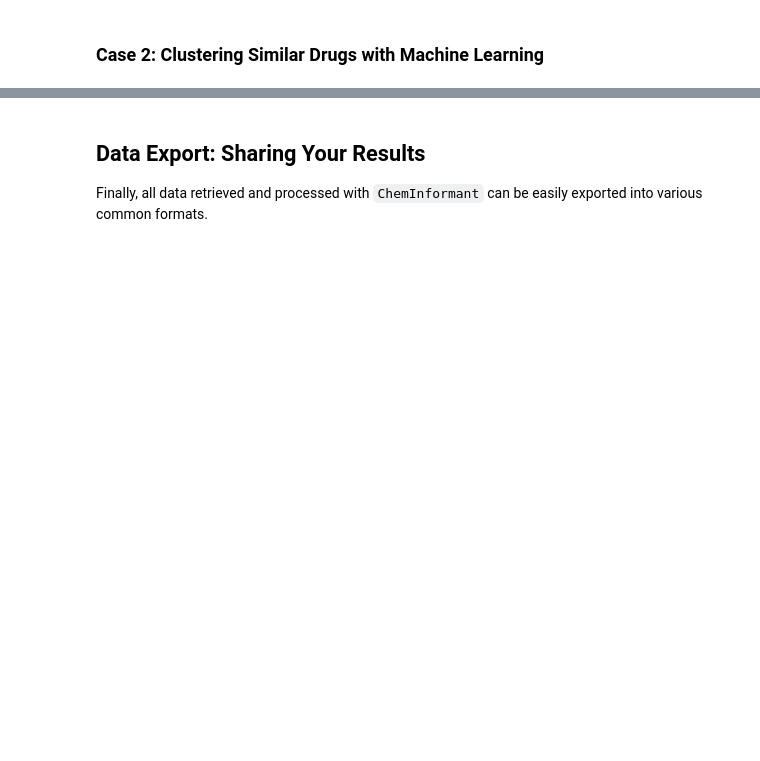
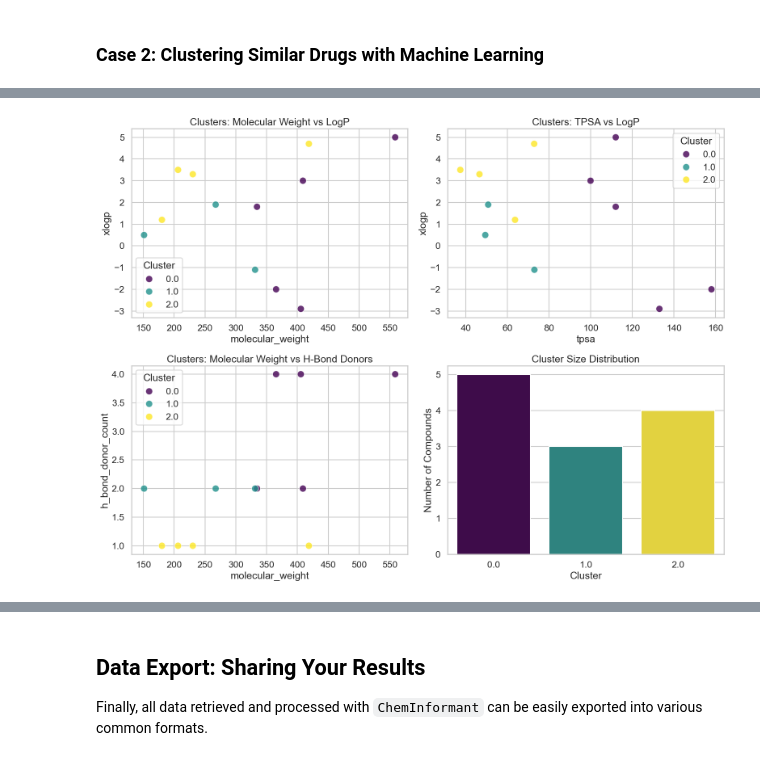
Before and after one commit to HzaCode/ChemInformant, a Jupyter notebook: examples/ChemInformant_User_Manual_v1.0.ipynb, the cells around one changed output, grey strips where cells are left out. Saved outputs shown, nothing was run; the diff lists cells and outputs as text; code cells hidden in the pictures; blank space fills up the shorter version.

```diff
--- a/examples/ChemInformant_User_Manual_v1.0.ipynb
+++ b/examples/ChemInformant_User_Manual_v1.0.ipynb
@@ -179,19 +437,74 @@ plt.show()
 # %% [markdown]
 ### Case 2: Clustering Similar Drugs with Machine Learning
-# %%
-# 1. Prepare features for clustering
-features_df = analysis_df[['molecular_weight', 'xlogp']].dropna()
-features_scaled = StandardScaler().fit_transform(features_df)
-
-# 2. Cluster using K-Means algorithm (finding 3 clusters)
-kmeans = KMeans(n_clusters=3, random_state=42, n_init='auto')
-analysis_df.loc[features_df.index, 'cluster'] = kmeans.fit_predict(features_scaled)
-
-# 3. Visualize the clustering results
-plt.figure(figsize=(14, 9))
-sns.scatterplot(data=analysis_df, x='molecular_weight', y='xlogp',
-                          hue='cluster', palette='viridis', s=200,
-                          style='input_identifier', markers=True, legend='full')
-plt.title('Drug Clustering based on Physicochemical Properties')
-plt.legend(title='Cluster', bbox_to_anchor=(1.05, 1), loc='upper left')
-plt.show()
+# %%
+# 1. Prepare enhanced features for clustering using multiple physicochemical properties
+available_features = ['molecular_weight', 'xlogp', 'tpsa', 'h_bond_donor_count']
+# Only use features that are available and have data
+feature_columns = [col for col in available_features if col in analysis_df.columns]
+features_df = analysis_df[feature_columns].dropna()
+
+print(f"🔬 Clustering analysis using {len(feature_columns)} properties:")
+print(f"   Features: {', '.join(feature_columns)}")
+print(f"   Compounds with complete data: {len(features_df)}")
+
+# Scale features for clustering
+features_scaled = StandardScaler().fit_transform(features_df)
+
+# 2. Perform K-Means clustering (finding 3 clusters based on drug classes)
+kmeans = KMeans(n_clusters=3, random_state=42, n_init='auto')
+cluster_labels = kmeans.fit_predict(features_scaled)
+
+# Add cluster labels back to the dataframe
+analysis_df.loc[features_df.index, 'cluster'] = cluster_labels
+
+# 3. Enhanced visualization with multiple views
+fig, ((ax1, ax2), (ax3, ax4)) = plt.subplots(2, 2, figsize=(16, 12))
+
+# Traditional MW vs LogP plot
+scatter1 = sns.scatterplot(data=analysis_df, x='molecular_weight', y='xlogp',
+                          hue='cluster', palette='viridis', s=150, ax=ax1, alpha=0.8)
+ax1.set_title('Clusters: Molecular Weight vs LogP')
+ax1.legend(title='Cluster')
+
+# TPSA vs LogP (if TPSA is available)
+if 'tpsa' in analysis_df.columns:
+    scatter2 = sns.scatterplot(data=analysis_df, x='tpsa', y='xlogp',
+                              hue='cluster', palette='viridis', s=150, ax=ax2, alpha=0.8)
+    ax2.set_title('Clusters: TPSA vs LogP')
+    ax2.legend(title='Cluster')
+else:
+    ax2.text(0.5, 0.5, 'TPSA data not available', ha='center', va='center', transform=ax2.transAxes)
+    ax2.set_title('TPSA Analysis (Not Available)')
+
+# Molecular weight vs H-bond donors
+scatter3 = sns.scatterplot(data=analysis_df, x='molecular_weight', y='h_bond_donor_count',
+                          hue='cluster', palette='viridis', s=150, ax=ax3, alpha=0.8)
+ax3.set_title('Clusters: Molecular Weight vs H-Bond Donors')
+ax3.legend(title='Cluster')
+
+# Cluster composition
+cluster_counts = analysis_df['cluster'].value_counts().sort_index()
+sns.barplot(x=cluster_counts.index, y=cluster_counts.values,
+           hue=cluster_counts.index, palette='viridis', ax=ax4, legend=False)
+ax4.set_title('Cluster Size Distribution')
+ax4.set_xlabel('Cluster')
+ax4.set_ylabel('Number of Compounds')
+
+plt.tight_layout()
+plt.show()
+
+# 4. Analyze cluster characteristics
+print("\n📊 Cluster Analysis Results:")
+for cluster_id in sorted(analysis_df['cluster'].dropna().unique()):
+    cluster_data = analysis_df[analysis_df['cluster'] == cluster_id]
+    print(f"\n🔸 Cluster {int(cluster_id)} ({len(cluster_data)} compounds):")
+    print(f"   Compounds: {', '.join(cluster_data['input_identifier'].tolist())}")
+
+    # Show average properties for this cluster
+    for feature in feature_columns:
+        avg_val = cluster_data[feature].mean()
+        print(f"   Avg {feature}: {avg_val:.2f}")
+
+print("\n✅ Multi-dimensional clustering analysis complete!")
+print("💡 Clusters reveal different drug classes based on physicochemical properties")
+# %% [output]
@@ -197,0 +514 @@ plt.show()
+[figure, added]
```
Also changed, not shown: parts of 19 cells of this notebook, 22 other files.
